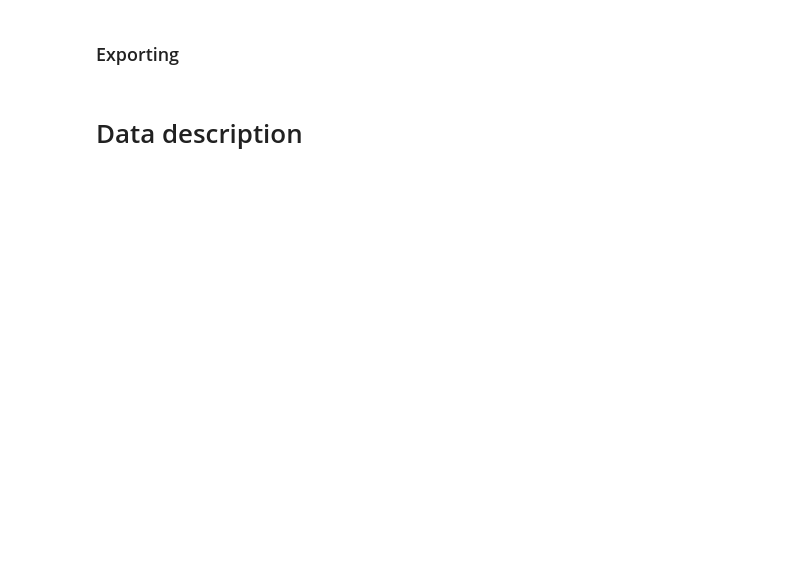
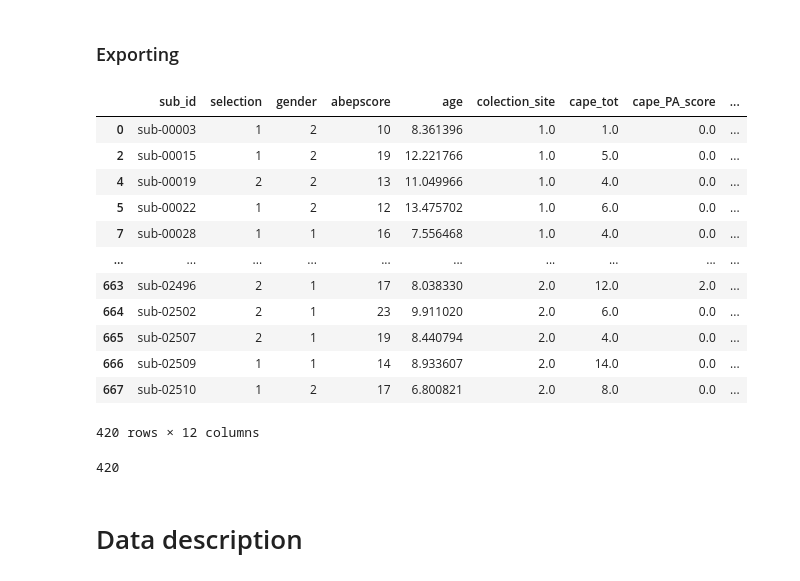
Before and after one commit to angeloodr/INPD-neuroimage-cape, a Jupyter notebook: code/organizing_dataset.ipynb, the cells around one changed output. Saved outputs shown, nothing was run; the diff lists cells and outputs as text; code cells hidden in the pictures; blank space fills up the shorter version.

```diff
--- a/code/organizing_dataset.ipynb
+++ b/code/organizing_dataset.ipynb
@@ -592,8 +473,26 @@ plt.show()
 # %% [markdown]
 ### Exporting
+# %%
+df_final_final
+# %% [output]
+|  | sub_id | selection | gender | abepscore | age | colection_site | cape_tot | cape_PA_score | ... |
+| 0 | sub-00003 | 1 | 2 | 10 | 8.361396 | 1.0 | 1.0 | 0.0 | ... |
+| 2 | sub-00015 | 1 | 2 | 19 | 12.221766 | 1.0 | 5.0 | 0.0 | ... |
+| 4 | sub-00019 | 2 | 2 | 13 | 11.049966 | 1.0 | 4.0 | 0.0 | ... |
+| 5 | sub-00022 | 1 | 2 | 12 | 13.475702 | 1.0 | 6.0 | 0.0 | ... |
+| 7 | sub-00028 | 1 | 1 | 16 | 7.556468 | 1.0 | 4.0 | 0.0 | ... |
+| ... | ... | ... | ... | ... | ... | ... | ... | ... | ... |
+| 663 | sub-02496 | 2 | 1 | 17 | 8.038330 | 2.0 | 12.0 | 2.0 | ... |
+| 664 | sub-02502 | 2 | 1 | 23 | 9.911020 | 2.0 | 6.0 | 0.0 | ... |
+| 665 | sub-02507 | 2 | 1 | 19 | 8.440794 | 2.0 | 4.0 | 0.0 | ... |
+| 666 | sub-02509 | 1 | 1 | 14 | 8.933607 | 2.0 | 14.0 | 0.0 | ... |
+| 667 | sub-02510 | 1 | 2 | 17 | 6.800821 | 2.0 | 8.0 | 0.0 | ... |
+420 rows × 12 columns
 # %%
-# df_final_final.to_csv(os.path.join(metadata_path,'variaveis_analise_conf_nova-exclusão.tsv'), sep='\t', index=False)
-# df_final_final.shape[0]
+df_final_final.to_csv(os.path.join(metadata_path,'variaveis_analise_conf_nova-exclusão.tsv'), sep='\t', index=False)
+df_final_final.shape[0]
+# %% [output]
+420
 # %% [markdown]
 # Data description
 # %%
```
Also changed, not shown: parts of 11 cells of this notebook, 1 other file.
